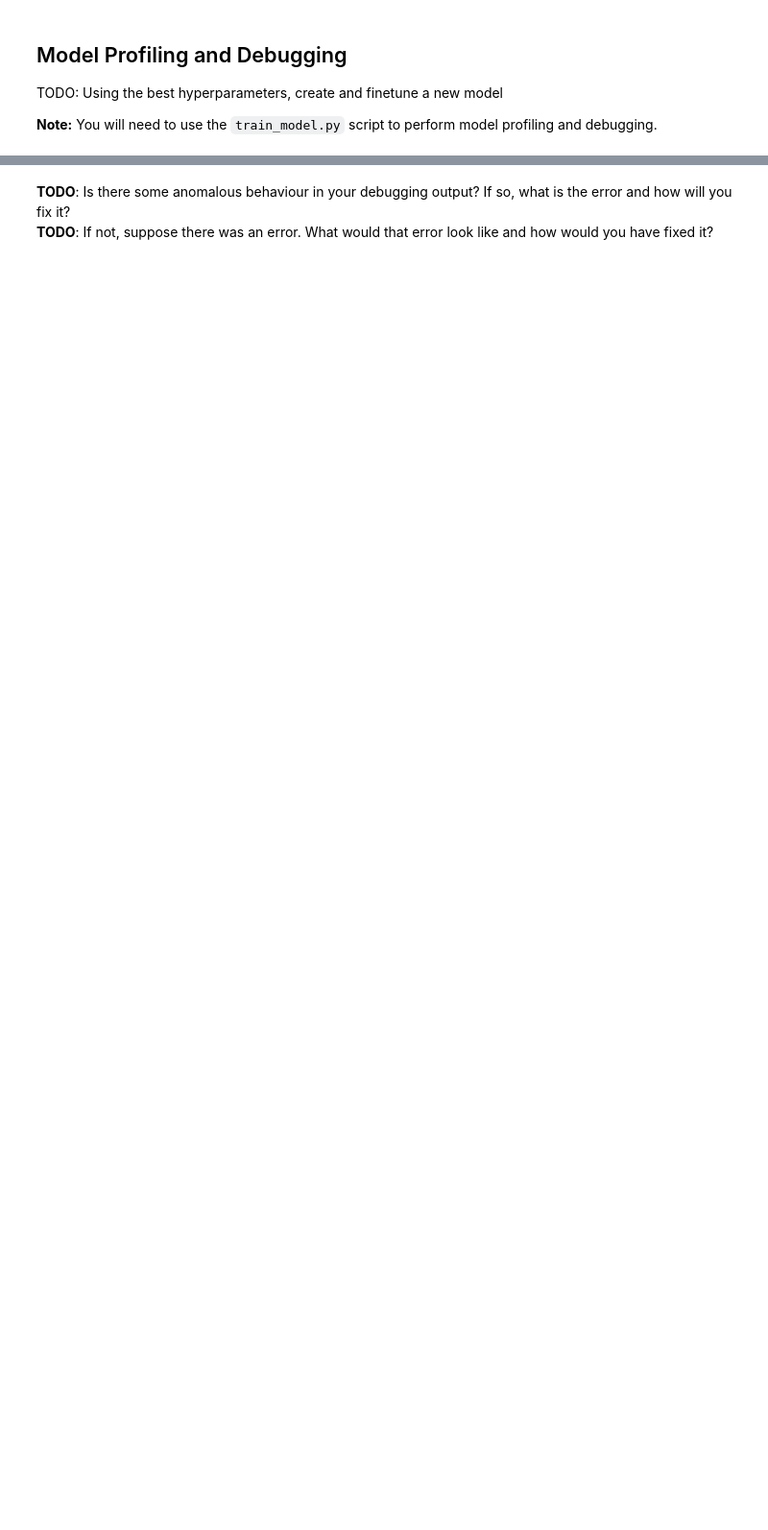
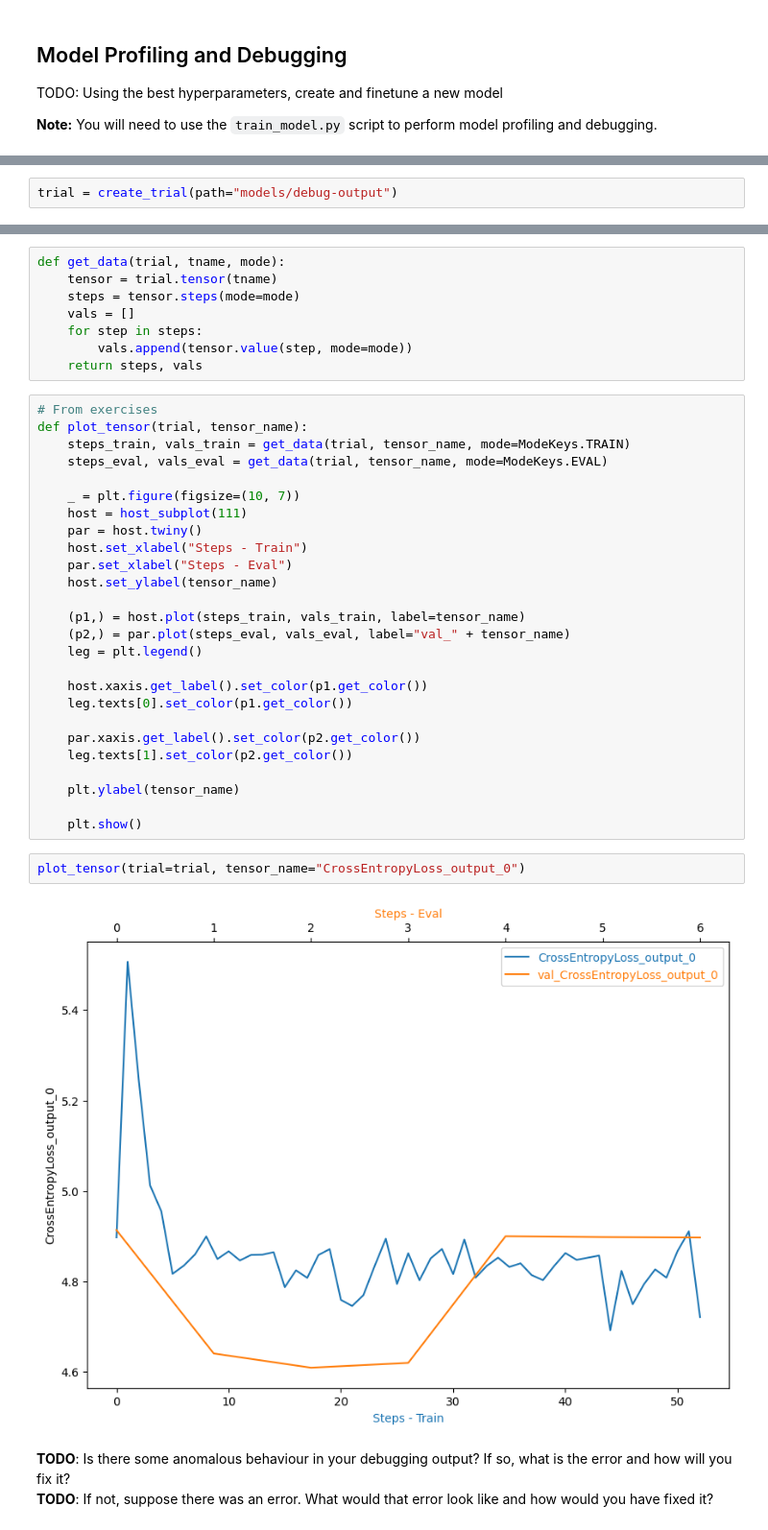
Before and after one commit to alejlatorre/aws-sagemaker-image-classification, a Jupyter notebook: train_and_deploy.ipynb, the cells around one changed output, grey strips where cells are left out. Shown at 96% size. Saved outputs shown, nothing was run; the diff lists cells and outputs as text; blank space fills up the shorter version.

```diff
--- a/train_and_deploy.ipynb
+++ b/train_and_deploy.ipynb
@@ -187,0 +312,2 @@ estimator = # TODO: Your estimator here
+# %%
+trial = create_trial(path="models/debug-output")
@@ -188,3 +338,41 @@ estimator = # TODO: Your estimator here
+# %%
+def get_data(trial, tname, mode):
+    tensor = trial.tensor(tname)
+    steps = tensor.steps(mode=mode)
+    vals = []
+    for step in steps:
+        vals.append(tensor.value(step, mode=mode))
+    return steps, vals
+# %%
+# From exercises
+def plot_tensor(trial, tensor_name):
+    steps_train, vals_train = get_data(trial, tensor_name, mode=ModeKeys.TRAIN)
+    steps_eval, vals_eval = get_data(trial, tensor_name, mode=ModeKeys.EVAL)
+
+    _ = plt.figure(figsize=(10, 7))
+    host = host_subplot(111)
+    par = host.twiny()
+    host.set_xlabel("Steps - Train")
+    par.set_xlabel("Steps - Eval")
+    host.set_ylabel(tensor_name)
+
+    (p1,) = host.plot(steps_train, vals_train, label=tensor_name)
+    (p2,) = par.plot(steps_eval, vals_eval, label="val_" + tensor_name)
+    leg = plt.legend()
+
+    host.xaxis.get_label().set_color(p1.get_color())
+    leg.texts[0].set_color(p1.get_color())
+
+    par.xaxis.get_label().set_color(p2.get_color())
+    leg.texts[1].set_color(p2.get_color())
+
+    plt.ylabel(tensor_name)
+
+    plt.show()
+# %%
+plot_tensor(trial=trial, tensor_name="CrossEntropyLoss_output_0")
+# %% [output]
+[figure, added]
 # %% [markdown]
 **TODO**: Is there some anomalous behaviour in your debugging output? If so, what is the error and how will you fix it?
 **TODO**: If not, suppose there was an error. What would that error look like and how would you have fixed it?
```
Also changed, not shown: parts of 40 cells of this notebook, 7 other files.
